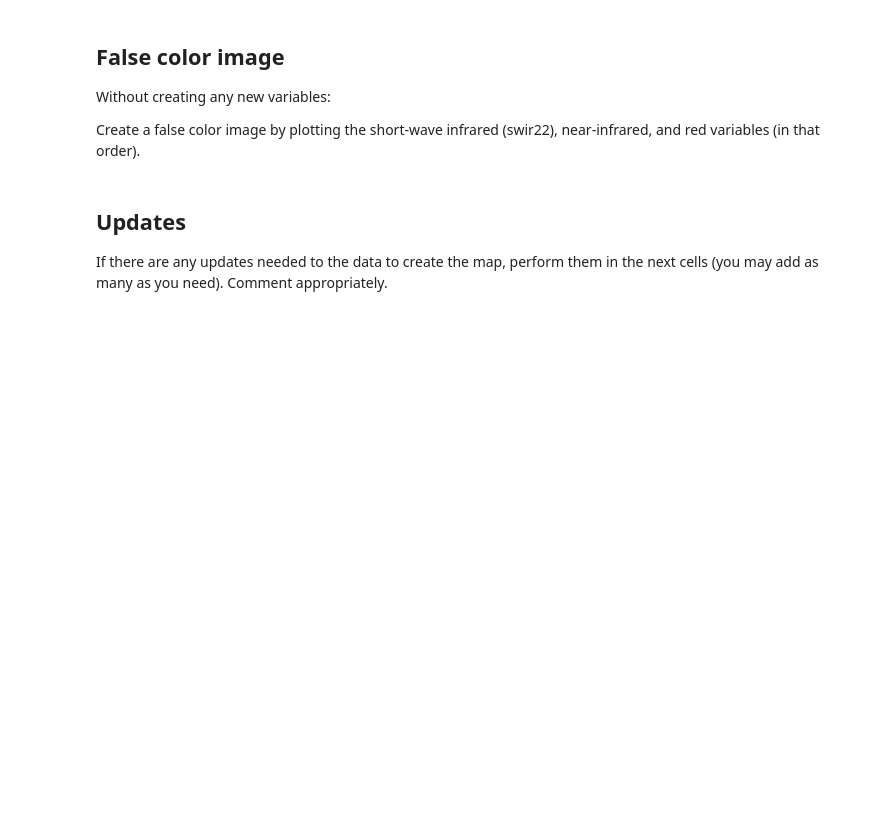
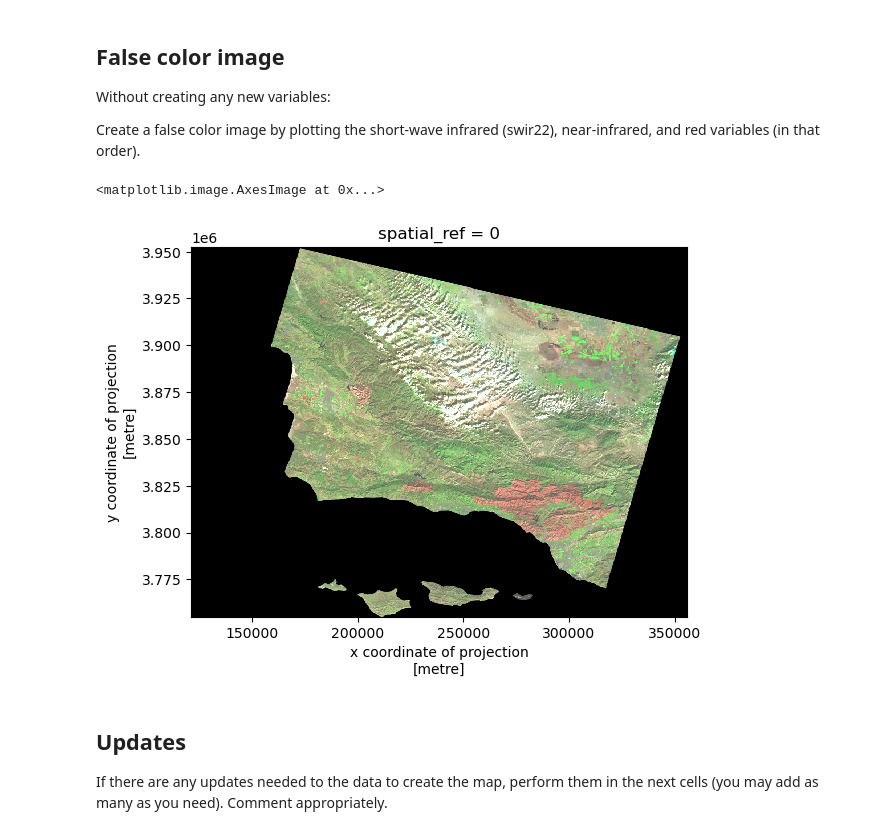
Before and after one commit to kristinaglass/eds220-hwk-4, a Jupyter notebook: hwk4-task2-false-color.ipynb, the cells around one changed output. Saved outputs shown, nothing was run; the diff lists cells and outputs as text; code cells hidden in the pictures; blank space fills up the shorter version.

```diff
--- a/hwk4-task2-false-color.ipynb
+++ b/hwk4-task2-false-color.ipynb
@@ -150,6 +199,10 @@ Without creating any new variables:
 Create a false color image by plotting the short-wave infrared (swir22), near-infrared, and red variables (in that order).
 # %%
 # your code here
+landsat[['swir22', 'nir08', 'red']].to_array().plot.imshow(robust = True)
+# %% [output]
+<matplotlib.image.AxesImage at 0x...>
+[figure, added]
 # %% [markdown]
 ## Updates
 
```
Also changed, not shown: parts of 10 cells of this notebook.
